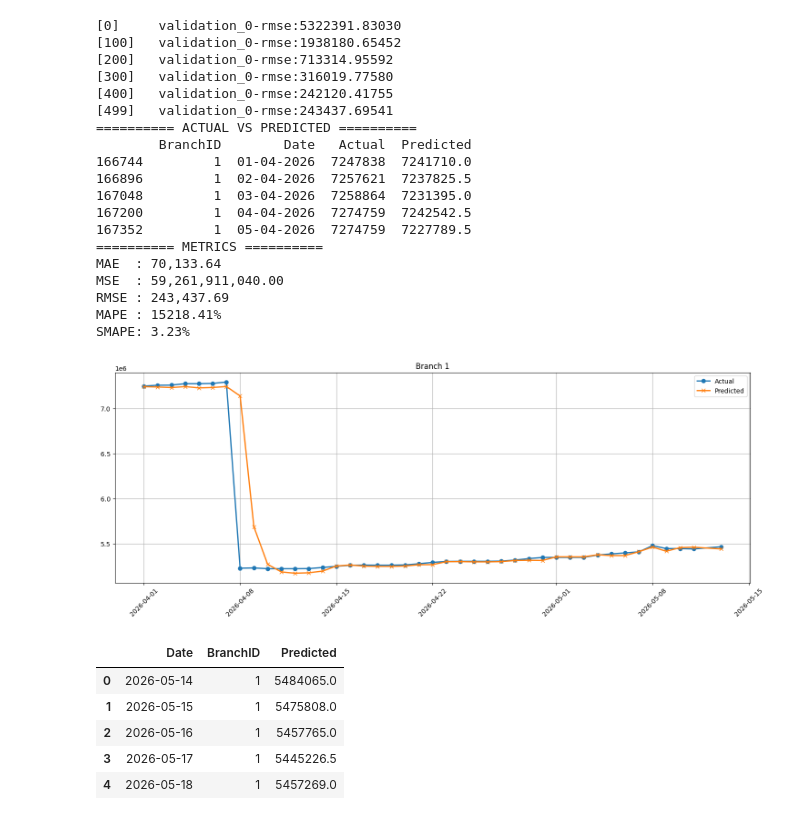
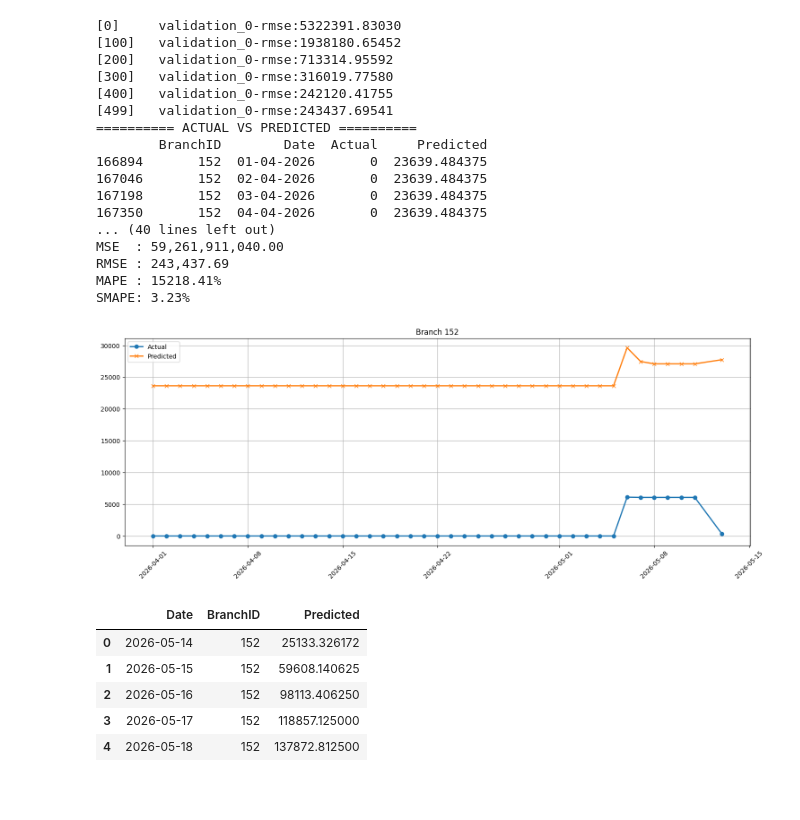
Before and after one commit to prasanna-venkatesh-m/Analytics-Forecast, a Jupyter notebook: Train_Overall_Analytics.ipynb, the cells around one changed output. Cells and saved outputs as stored; diff of their text form; code cells hidden in the pictures; blank space fills up the shorter version.

```diff
--- a/Train_Overall_Analytics.ipynb
+++ b/Train_Overall_Analytics.ipynb
@@ -296,7 +296,7 @@ def forecast_next_30_days(
 # %%
 TRAIN_END_DATE = '2026-04-01'
 TO_PREDICT_COLUMN = 'SumofTotalPrincipalOverdue'
-TO_PREDICT_BRANCHID = 1
+TO_PREDICT_BRANCHID = 152
 
 df = load_data('/content/dat.csv')
 data_df = create_time_series_features(
@@ -326,46 +326,44 @@ model = train_model(
     )
 
 # --Predict
 preds = model.predict(X_test)
 
 # --Comapre Test Actual vs Predicted
 compared_result = compare_test_and_pred(X_test,y_test, preds)
 print("========== ACTUAL VS PREDICTED ==========")
-print(compared_result.head())
+print(compared_result[compared_result['BranchID']==TO_PREDICT_BRANCHID])
 
 # --Evaluate Metrics
 evaluate_metrics(y_test, preds)
 
 # --Plot Graph
 plot_graph(compared_result, TO_PREDICT_BRANCHID)
 
 # --Forecast for Future days
 future_pred = forecast_next_30_days(model,data_df,TO_PREDICT_BRANCHID,TO_PREDICT_COLUMN,get_feature_list(TO_PREDICT_COLUMN) )
 future_pred.head()
 # %% [output]
 [0]     validation_0-rmse:5322391.83030
 [100]   validation_0-rmse:1938180.65452
 [200]   validation_0-rmse:713314.95592
 [300]   validation_0-rmse:316019.77580
 [400]   validation_0-rmse:242120.41755
 [499]   validation_0-rmse:243437.69541
 ========== ACTUAL VS PREDICTED ==========
-        BranchID        Date   Actual  Predicted
-166744         1  01-04-2026  7247838  7241710.0
-166896         1  02-04-2026  7257621  7237825.5
-167048         1  03-04-2026  7258864  7231395.0
-167200         1  04-04-2026  7274759  7242542.5
-167352         1  05-04-2026  7274759  7227789.5
-========== METRICS ==========
-MAE  : 70,133.64
+        BranchID        Date  Actual     Predicted
+166894       152  01-04-2026       0  23639.484375
+167046       152  02-04-2026       0  23639.484375
+167198       152  03-04-2026       0  23639.484375
+167350       152  04-04-2026       0  23639.484375
+... (40 lines left out)
 MSE  : 59,261,911,040.00
 RMSE : 243,437.69
 MAPE : 15218.41%
 SMAPE: 3.23%
-[figure, old version]
+[figure, new version]
 |  | Date | BranchID | Predicted |
-| 0 | 2026-05-14 | 1 | 5484065.0 |
-| 1 | 2026-05-15 | 1 | 5475808.0 |
-| 2 | 2026-05-16 | 1 | 5457765.0 |
-| 3 | 2026-05-17 | 1 | 5445226.5 |
-| 4 | 2026-05-18 | 1 | 5457269.0 |
+| 0 | 2026-05-14 | 152 | 25133.326172 |
+| 1 | 2026-05-15 | 152 | 59608.140625 |
+| 2 | 2026-05-16 | 152 | 98113.406250 |
+| 3 | 2026-05-17 | 152 | 118857.125000 |
+| 4 | 2026-05-18 | 152 | 137872.812500 |
```
Also changed, not shown: parts of 1 cell of this notebook.
